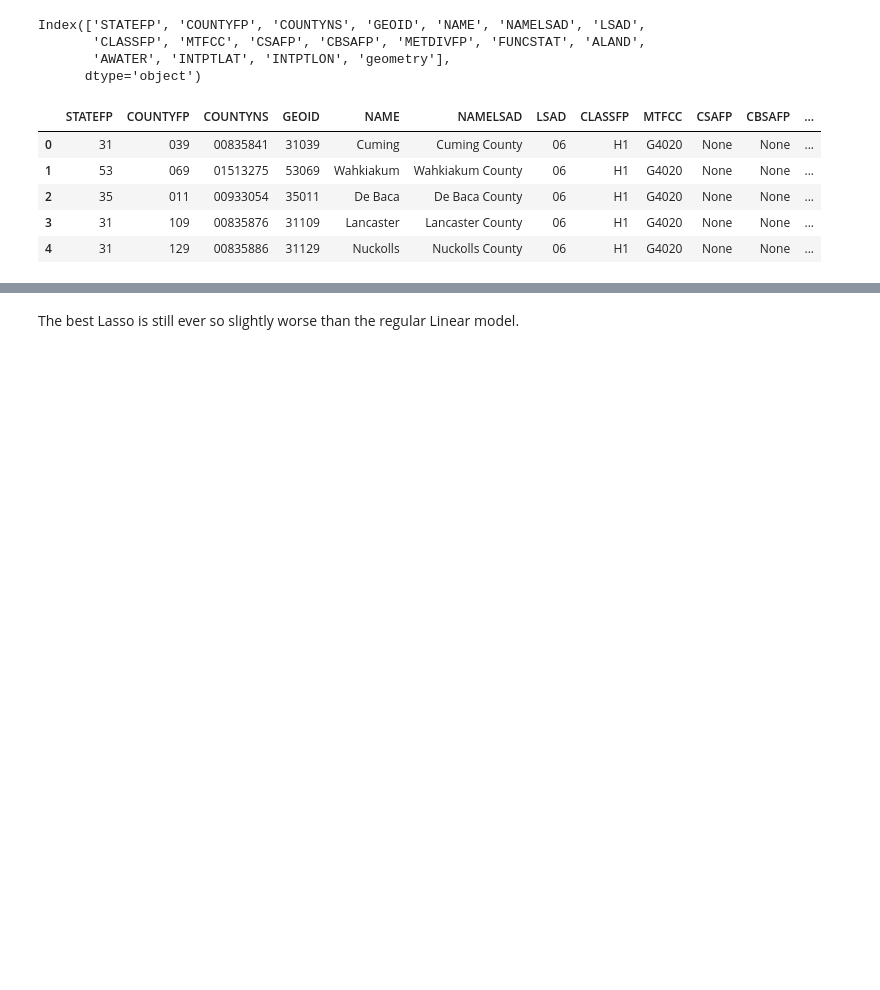
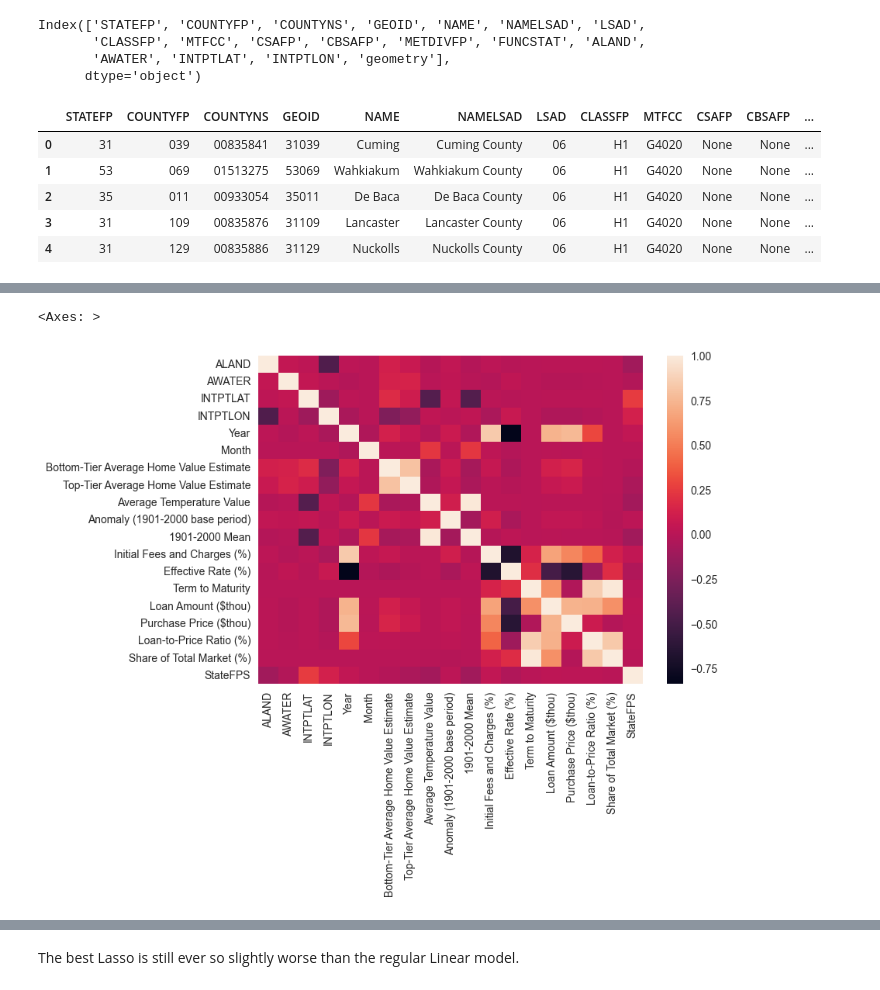
Before and after one commit to MLFP-90803-SP24-FinalProjects/Team17-FinalProject, a Jupyter notebook: Q1_Regression_Analysis.ipynb, the cells around one changed output, grey strips where cells are left out. Drawn from its saved outputs; the diff is of its cells as text; code cells hidden in the pictures; blank space fills up the shorter version.

```diff
--- a/Q1_Regression_Analysis.ipynb
+++ b/Q1_Regression_Analysis.ipynb
@@ -151,18 +84,0 @@ memory usage: 159.3+ MB
-# %%
-# Extract the columns that we want to scale
-columns_to_scale = data.drop(columns=['Year', 'Month', 'RegionName', 'State', 'StateFPS', 'StateAbbrv', \
-                       'STATEFP', 'COUNTYFP', 'COUNTYNS', 'GEOID', 'NAME', 'NAMELSAD', 'LSAD',\
-                       'CLASSFP', 'MTFCC', 'CSAFP', 'CBSAFP', 'METDIVFP', 'FUNCSTAT','geometry']).columns
-
-# Create a StandardScaler object
-scaler = StandardScaler()
-
-# Fit the scaler to the specified columns
-scaler.fit(data[columns_to_scale])
-
-# Transform the data using the fitted scaler and convert it back to a DataFrame
-scaled_data = scaler.transform(data[columns_to_scale])
-data[columns_to_scale] = pd.DataFrame(scaled_data, columns=columns_to_scale, index=data.index)
-
-# Display the first few rows of the scaled columns to verify the values look scaled at first glance
-data[columns_to_scale].head()
@@ -744,0 +132,7 @@ For the selected features from the linear regression, the best R2 value we see i
+# %%
+sns.heatmap(data=data.drop(columns=['RegionName', 'State', 'StateAbbrv', \
+                       'STATEFP', 'COUNTYFP', 'COUNTYNS', 'GEOID', 'NAME', 'NAMELSAD', 'LSAD',\
+                       'CLASSFP', 'MTFCC', 'CSAFP', 'CBSAFP', 'METDIVFP', 'FUNCSTAT','geometry']).corr())
+# %% [output]
+<Axes: >
+[figure, added]
```
Also changed, not shown: parts of 129 cells of this notebook.
